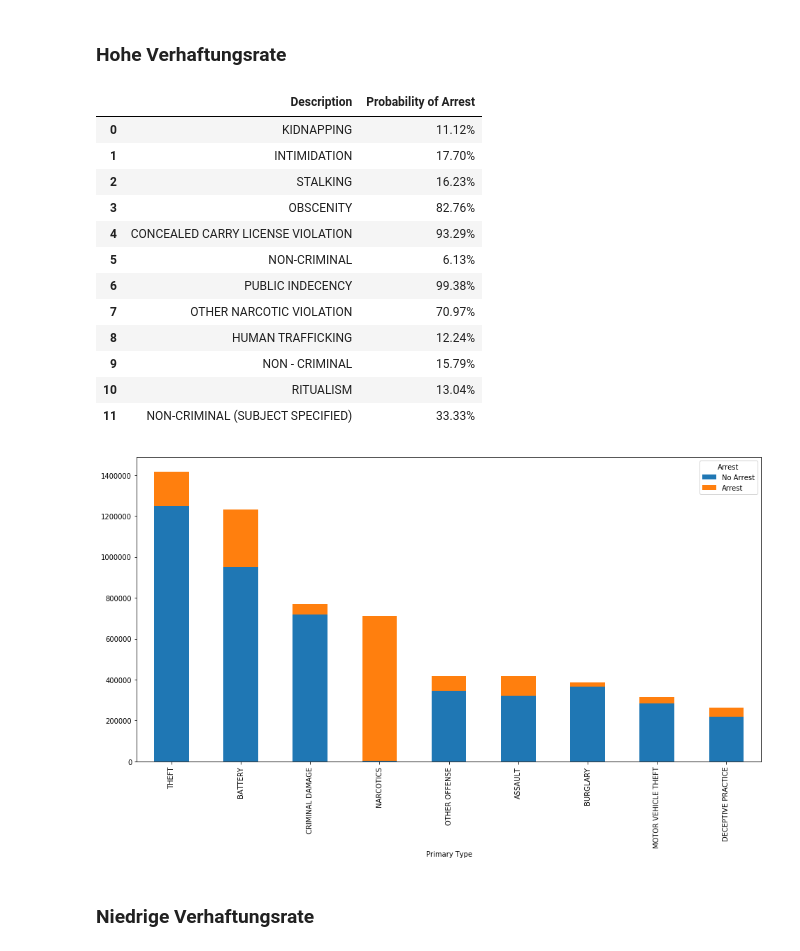
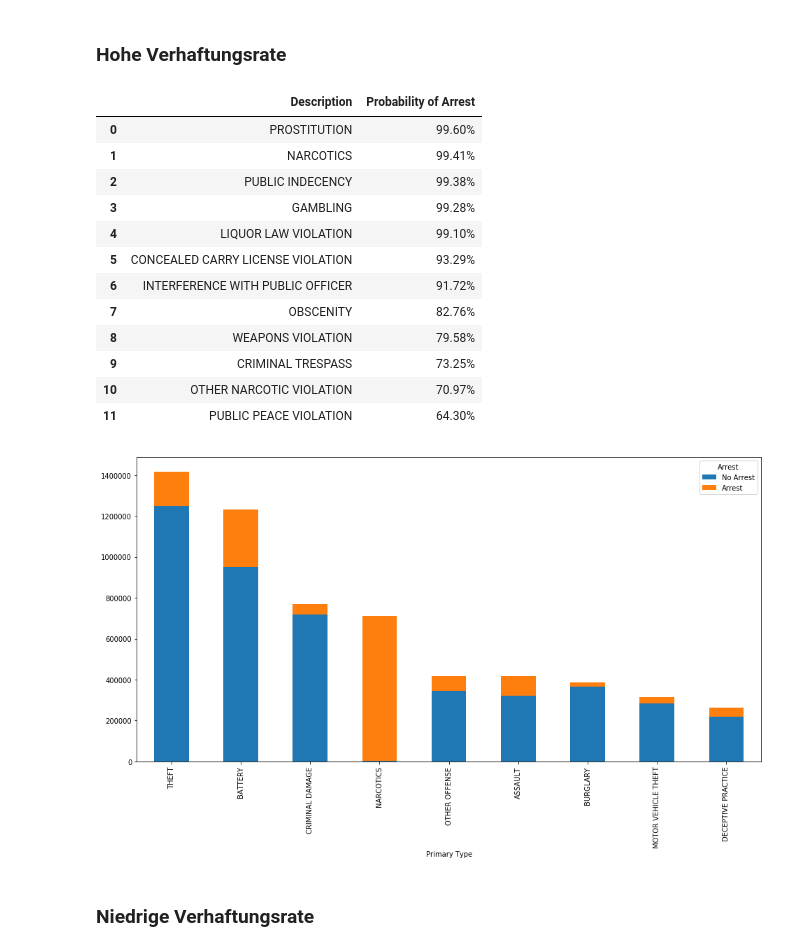
Before and after one commit to sambokai/Chicago-Crime-EDA, a Jupyter notebook: EDA.ipynb, the cells around one changed output. Cells and saved outputs as stored; diff of their text form; code cells hidden in the pictures.

```diff
--- a/EDA.ipynb
+++ b/EDA.ipynb
@@ -92,31 +109,31 @@ arrest_percent = c.sort_values(ascending=False, by='Total')
 # %% [markdown]
 ### Hohe Verhaftungsrate
 # %%
-x = arrest_percent#.astype(float).map("{:.2%}".format).head(12)
+x = arrest_percent
 x = x.rename(index=str, columns={False: "No Arrest", True: 'Arrest'})
 x = x.sort_values(by='Total', ascending=False)
 x = x[['No Arrest', 'Arrest']]
 x = x.head(9)
 
 #x.T.plot(kind='pie', subplots=True, figsize=(30, 20), layout=(3, 3))
 x.plot(kind='bar', stacked=True, figsize=(16, 8))
 
-x = arrest_percent.Fraction.astype(float).map("{:.2%}".format).tail(12)
+x = arrest_percent.Fraction.astype(float).sort_values(ascending=False).map("{:.2%}".format).head(12)
 pd.DataFrame({'Description':x.index, 'Probability of Arrest':x.values})
 # %% [output]
 |  | Description | Probability of Arrest |
-| 0 | KIDNAPPING | 11.12% |
-| 1 | INTIMIDATION | 17.70% |
-| 2 | STALKING | 16.23% |
-| 3 | OBSCENITY | 82.76% |
-| 4 | CONCEALED CARRY LICENSE VIOLATION | 93.29% |
-| 5 | NON-CRIMINAL | 6.13% |
-| 6 | PUBLIC INDECENCY | 99.38% |
-| 7 | OTHER NARCOTIC VIOLATION | 70.97% |
-| 8 | HUMAN TRAFFICKING | 12.24% |
-| 9 | NON - CRIMINAL | 15.79% |
-| 10 | RITUALISM | 13.04% |
-| 11 | NON-CRIMINAL (SUBJECT SPECIFIED) | 33.33% |
+| 0 | PROSTITUTION | 99.60% |
+| 1 | NARCOTICS | 99.41% |
+| 2 | PUBLIC INDECENCY | 99.38% |
+| 3 | GAMBLING | 99.28% |
+| 4 | LIQUOR LAW VIOLATION | 99.10% |
+| 5 | CONCEALED CARRY LICENSE VIOLATION | 93.29% |
+| 6 | INTERFERENCE WITH PUBLIC OFFICER | 91.72% |
+| 7 | OBSCENITY | 82.76% |
+| 8 | WEAPONS VIOLATION | 79.58% |
+| 9 | CRIMINAL TRESPASS | 73.25% |
+| 10 | OTHER NARCOTIC VIOLATION | 70.97% |
+| 11 | PUBLIC PEACE VIOLATION | 64.30% |
 [figure]
 # %% [markdown]
 ### Niedrige Verhaftungsrate
```
Also changed, not shown: parts of 15 cells of this notebook.
